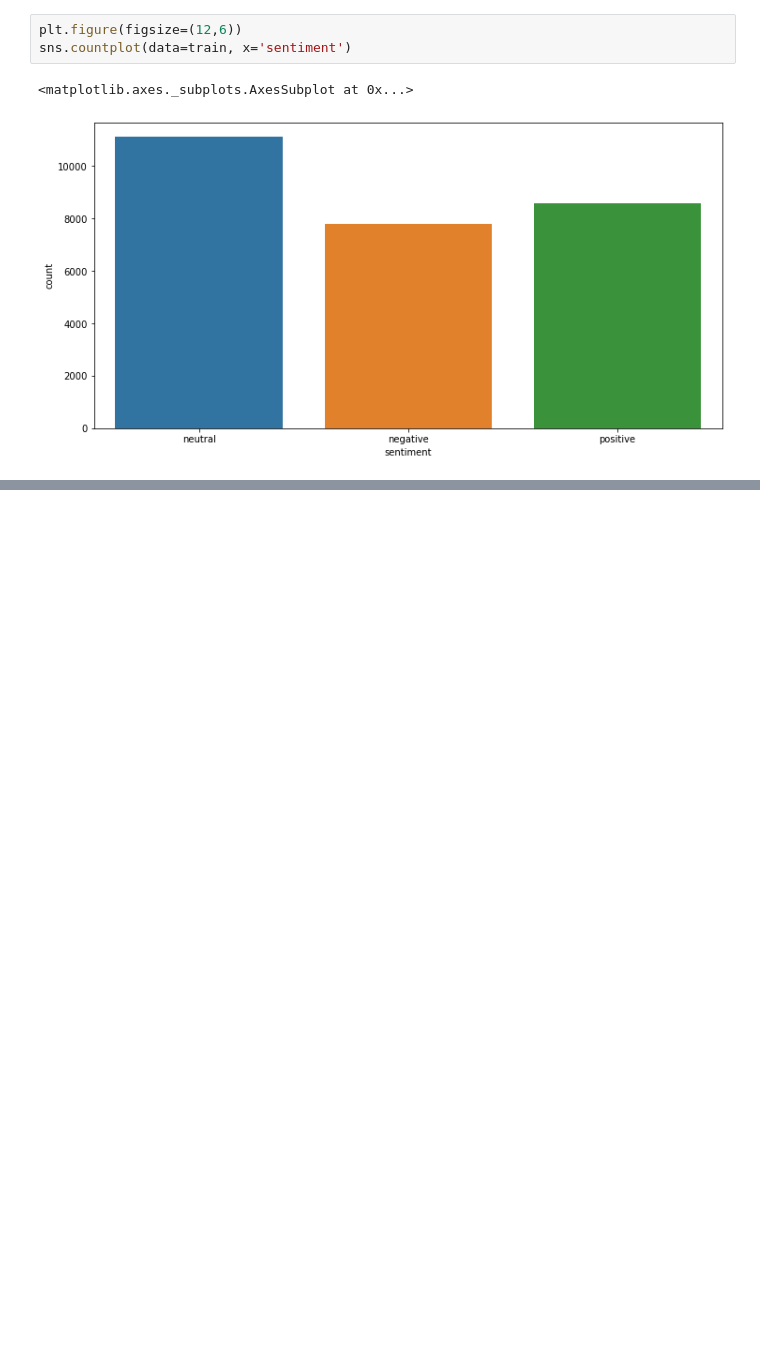
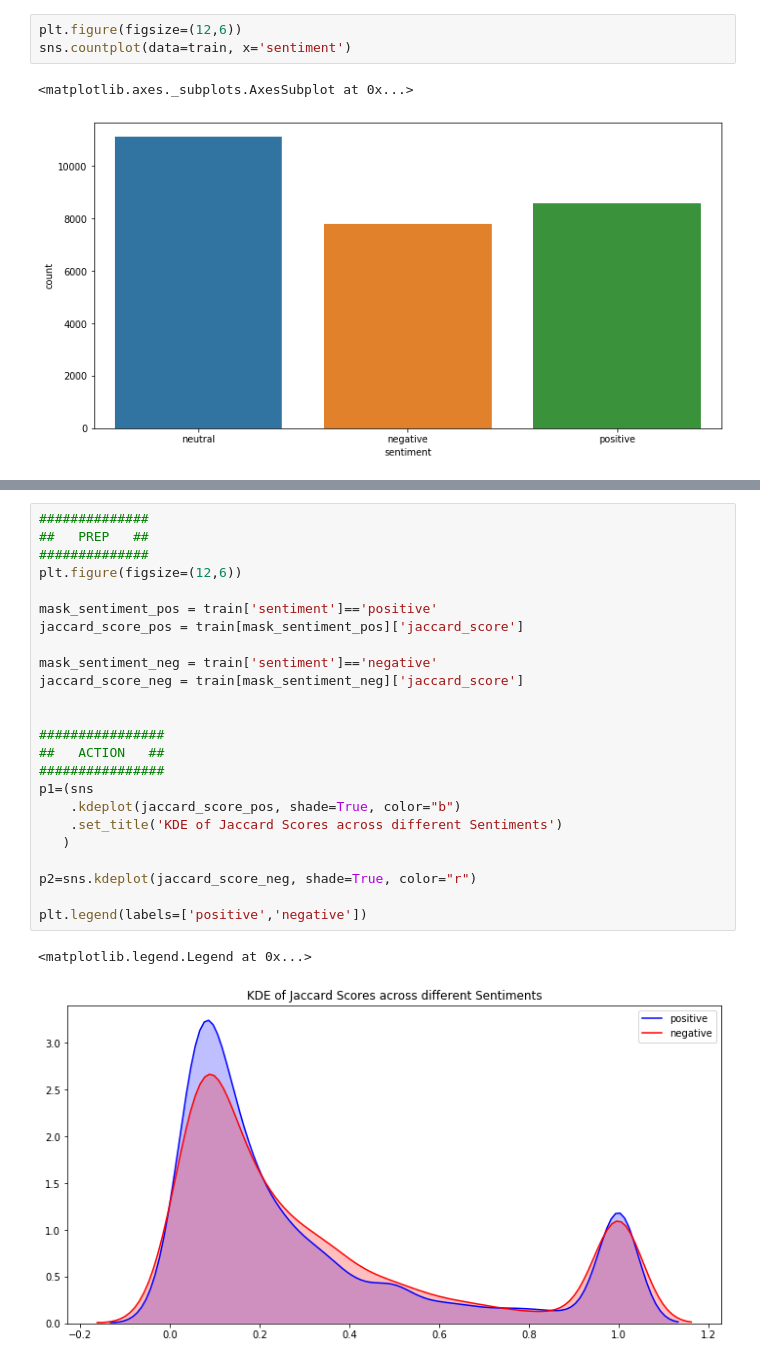
Before and after one commit to Cruzzor/twitter_sentiment, a Jupyter notebook: notebooks/Initial_Exploration.ipynb, the cells around one changed output, grey strips where cells are left out. Drawn from its saved outputs; the diff is of its cells as text; blank space fills up the shorter version.

```diff
--- a/notebooks/Initial_Exploration.ipynb
+++ b/notebooks/Initial_Exploration.ipynb
@@ -141,0 +202,27 @@ p1=sns.kdeplot(train['num_words_text'], shade=True, color="b")
+# %%
+##############
+##   PREP   ##
+##############
+plt.figure(figsize=(12,6))
+
+mask_sentiment_pos = train['sentiment']=='positive'
+jaccard_score_pos = train[mask_sentiment_pos]['jaccard_score']
+
+mask_sentiment_neg = train['sentiment']=='negative'
+jaccard_score_neg = train[mask_sentiment_neg]['jaccard_score']
+
+
+################
+##   ACTION   ##
+################
+p1=(sns
+    .kdeplot(jaccard_score_pos, shade=True, color="b")
+    .set_title('KDE of Jaccard Scores across different Sentiments')
+   )
+
+p2=sns.kdeplot(jaccard_score_neg, shade=True, color="r")
+
+plt.legend(labels=['positive','negative'])
+# %% [output]
+<matplotlib.legend.Legend at 0x...>
+[figure, added]
```
Also changed, not shown: parts of 7 cells of this notebook.
